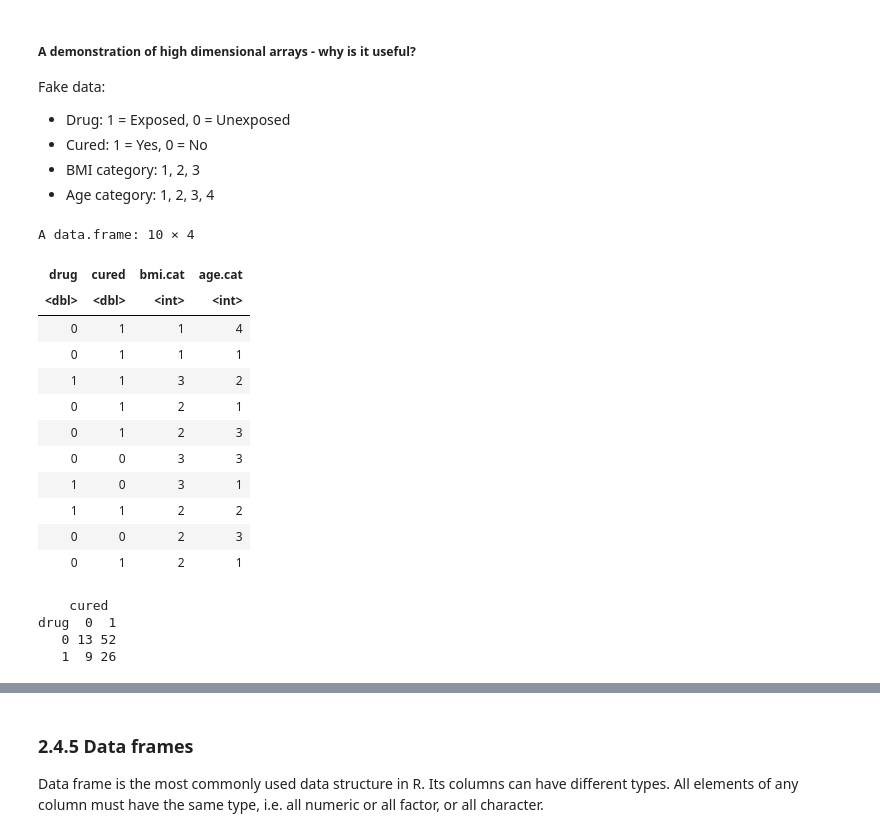
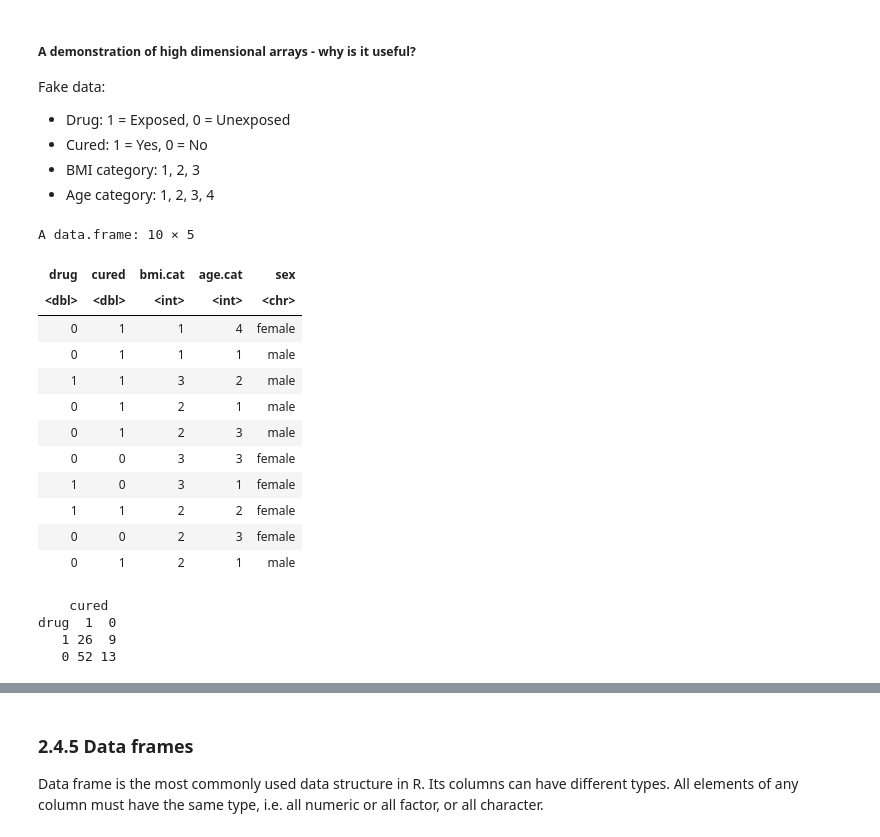
Before and after one commit to ly129/EPIB613_2020, a Jupyter notebook: Notes.ipynb, the cells around one changed output, grey strips where cells are left out. Drawn from its saved outputs; the diff is of its cells as text; code cells hidden in the pictures.

```diff
--- a/Notes.ipynb
+++ b/Notes.ipynb
@@ -343,51 +349,57 @@ Fake data:
 # %%
 # Don't worry about the data generating process.
 set.seed(6132020) # Make random numbers generated from sample() reproducible.
 
 # A fake observation study
 # Randomly assign ~60% of patients to take drug
 drug <- sample(c(0,1), size = 100, replace = TRUE, prob = c(0.6, 0.4))
 
 # Randomly assign ~20% of patients to be cured with or without taking the drug.
 cured <- sample(c(0,1), size = 100, replace = TRUE, prob = c(0.2, 0.8))
 
 # Some factors that may affect the efficacy of the drug
 bmi.cat <- sample(1:3, size = 100, replace = TRUE) # Randomly assign BMI categories
 age.cat <- sample(1:4, size = 100, replace = TRUE) # Randomly assign age categories
 
-data <- data.frame(drug, cured, bmi.cat, age.cat) # Make our data frame
+sex <- as.character(sample(c("female", "male"), size = 100, replace = TRUE))
+
+data <- data.frame(drug, cured, bmi.cat, age.cat, sex) # Make our data frame
+data$sex <- as.character(data$sex)
 head(data, 10)
 
 # The table below shows the first 10 rows of the fake dataset.
 # This is a typical dataset you will see in Epidemiology.
 # Each row is a patient, with their own information.
 # Goal is to assess the drug effectiveness.
 # %% [output]
-A data.frame: 10 × 4
+A data.frame: 10 × 5
-| drug | cured | bmi.cat | age.cat |
-| <dbl> | <dbl> | <int> | <int> |
-| 0 | 1 | 1 | 4 |
-| 0 | 1 | 1 | 1 |
-| 1 | 1 | 3 | 2 |
-| 0 | 1 | 2 | 1 |
-| 0 | 1 | 2 | 3 |
-| 0 | 0 | 3 | 3 |
-| 1 | 0 | 3 | 1 |
-| 1 | 1 | 2 | 2 |
-| 0 | 0 | 2 | 3 |
-| 0 | 1 | 2 | 1 |
+| drug | cured | bmi.cat | age.cat | sex |
+| <dbl> | <dbl> | <int> | <int> | <chr> |
+| 0 | 1 | 1 | 4 | female |
+| 0 | 1 | 1 | 1 | male |
+| 1 | 1 | 3 | 2 | male |
+| 0 | 1 | 2 | 1 | male |
+| 0 | 1 | 2 | 3 | male |
+| 0 | 0 | 3 | 3 | female |
+| 1 | 0 | 3 | 1 | female |
+| 1 | 1 | 2 | 2 | female |
+| 0 | 0 | 2 | 3 | female |
+| 0 | 1 | 2 | 1 | male |
 # %%
 # By tabulating the data, we can assess the association (EPIB 601 material).
 # If we only tabulate drug and outcome (cured or not), we get a 2x2 table
     ## which is a matrix or a 2-dimensional array.
 # 1st dimension: drug, 2nd dimension: cured
 
+data$drug <- factor(data$drug, levels = c(1,0))
+data$cured <- factor(data$cured, levels = c(1,0))
+
 table(data[c("drug", "cured")])
 # %% [output]
     cured
-drug  0  1
-   0 13 52
-   1  9 26
+drug  1  0
+   1 26  9
+   0 52 13
 # %%
 # This may not be enough, we want to see how people with different BMI may differ.
     ## Confounder, also 601 material
```
Also changed, not shown: parts of 17 cells of this notebook, 2 other files.
